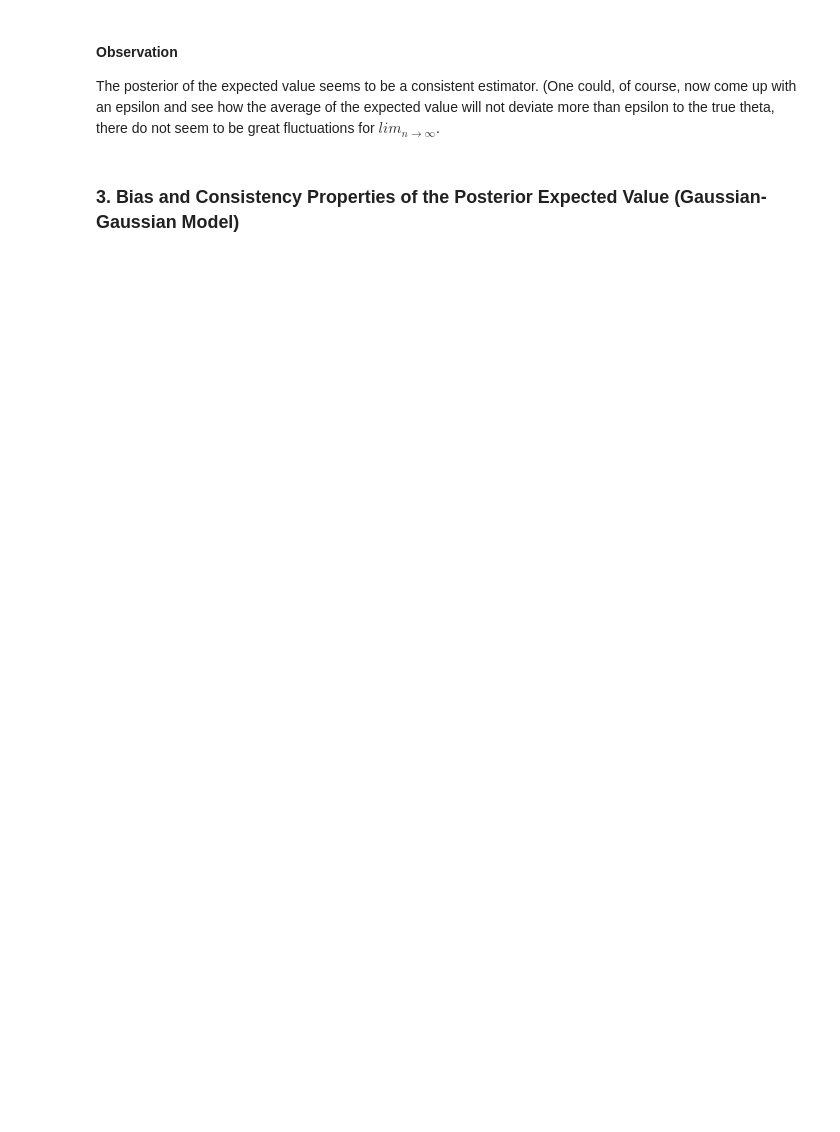
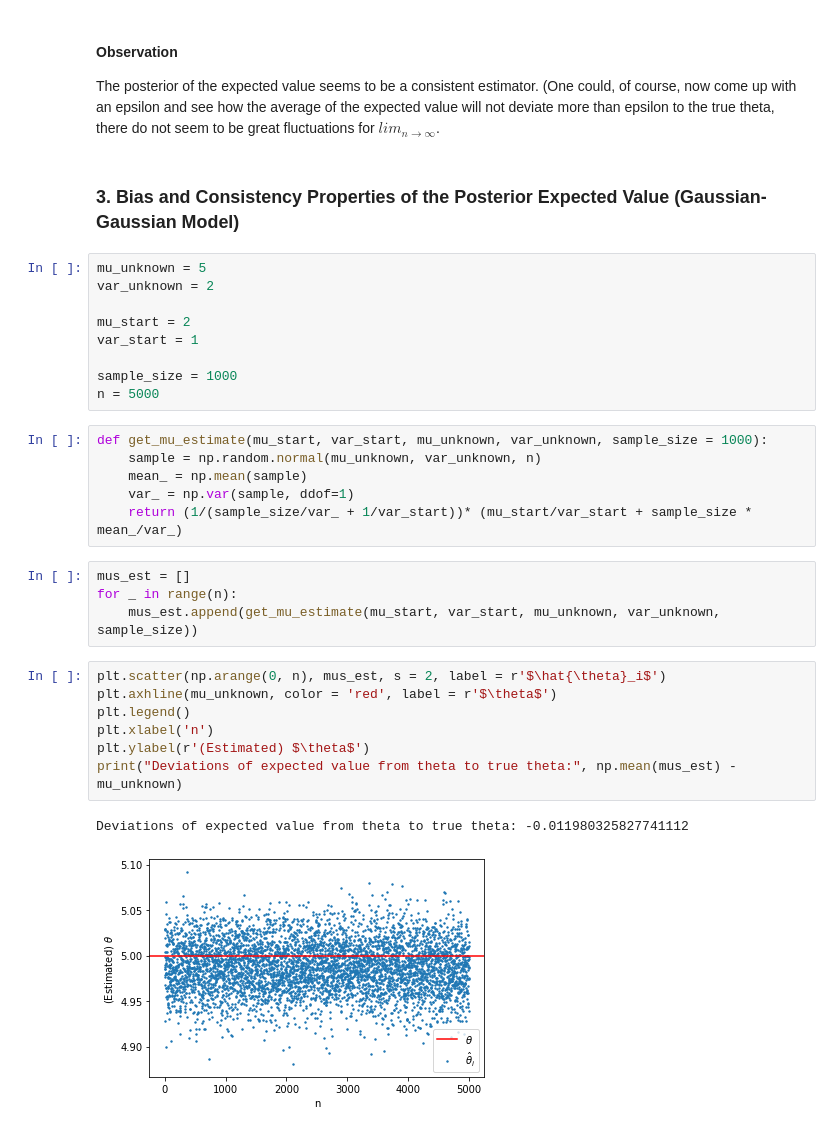
Before and after one commit to DorotheaMueller/statistics_assignments, a Jupyter notebook: ex_3.ipynb, the cells around one changed output. Drawn from its saved outputs; the diff is of its cells as text; blank space fills up the shorter version.

```diff
--- a/ex_3.ipynb
+++ b/ex_3.ipynb
@@ -177,3 +176,32 @@ plt.ylabel(r'$|\theta_n - \theta|$');
 The posterior of the expected value seems to be a consistent estimator. (One could, of course, now come up with an epsilon and see how the average of the expected value will not deviate more than epsilon to the true theta, there do not seem to be great fluctuations for $lim_{n \to \infty}$.
 # %% [markdown]
 ### 3. Bias and Consistency Properties of the Posterior Expected Value (Gaussian-Gaussian Model)
+# %%
+mu_unknown = 5
+var_unknown = 2
+
+mu_start = 2
+var_start = 1
+
+sample_size = 1000
+n = 5000
+# %%
+def get_mu_estimate(mu_start, var_start, mu_unknown, var_unknown, sample_size = 1000):
+    sample = np.random.normal(mu_unknown, var_unknown, n)
+    mean_ = np.mean(sample)
+    var_ = np.var(sample, ddof=1)
+    return (1/(sample_size/var_ + 1/var_start))* (mu_start/var_start + sample_size * mean_/var_)
+# %%
+mus_est = []
+for _ in range(n):
+    mus_est.append(get_mu_estimate(mu_start, var_start, mu_unknown, var_unknown, sample_size))
+# %%
+plt.scatter(np.arange(0, n), mus_est, s = 2, label = r'$\hat{\theta}_i$')
+plt.axhline(mu_unknown, color = 'red', label = r'$\theta$')
+plt.legend()
+plt.xlabel('n')
+plt.ylabel(r'(Estimated) $\theta$')
+print("Deviations of expected value from theta to true theta:", np.mean(mus_est) - mu_unknown)
+# %% [output]
+Deviations of expected value from theta to true theta: -0.011980325827741112
+[figure, added]
```
Also changed, not shown: parts of 15 cells of this notebook.
